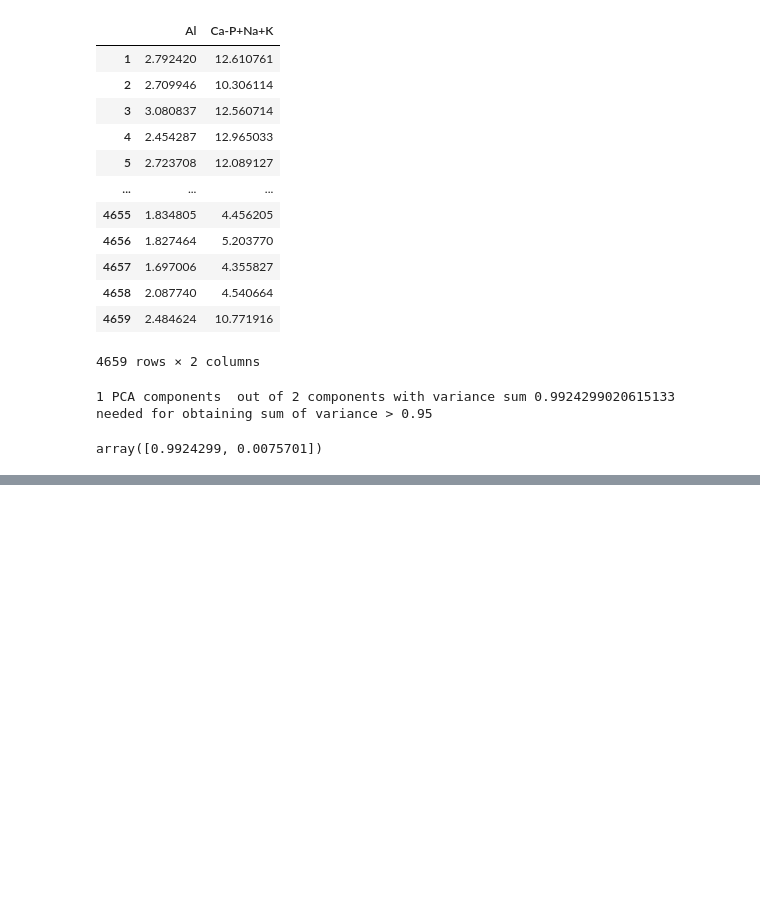
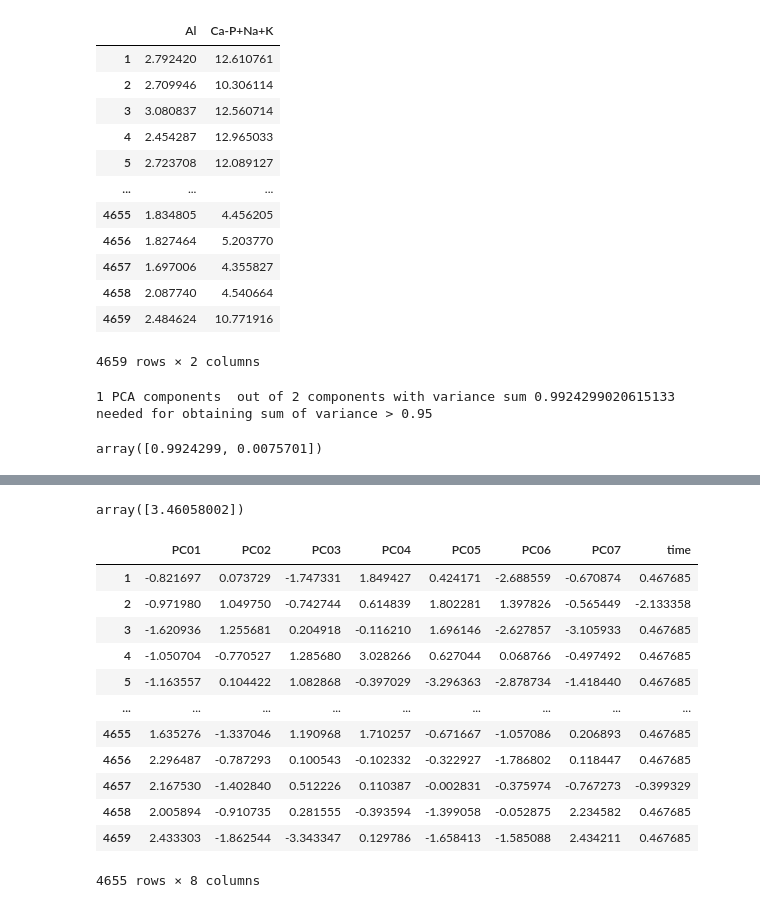
Before and after one commit to Complexio/Vistelius_1995_OCR, a Jupyter notebook: _ANALYSIS/1_cluster_Preprocessing.ipynb, the cells around one changed output, grey strips where cells are left out. Cells and saved outputs as stored; diff of their text form; code cells hidden in the pictures; blank space fills up the shorter version.

Commit message:
re-scaling PCA and time for cluster analysis

```diff
--- a/_ANALYSIS/1_cluster_Preprocessing.ipynb
+++ b/_ANALYSIS/1_cluster_Preprocessing.ipynb
@@ -292,0 +337,18 @@ preproc.save_obj(ASI_pca_df, "ASI_pca_df")
+# %%
+scaler1 = StandardScaler().fit(x1)
+scaler2 = StandardScaler().fit(x2)
+scaler3 = StandardScaler().fit(x3)
+scaler4 = StandardScaler().fit(x4)
+scaler5 = StandardScaler().fit(x5)
+scaler6 = StandardScaler().fit(x6)
+scaler7 = StandardScaler().fit(x7)
+scaler8 = StandardScaler().fit(x8)
+# %%
+x1_scaled = scaler1.transform(x1)
+x2_scaled = scaler2.transform(x2)
+x3_scaled = scaler3.transform(x3)
+x4_scaled = scaler4.transform(x4)
+x5_scaled = scaler5.transform(x5)
+x6_scaled = scaler6.transform(x6)
+x7_scaled = scaler7.transform(x7)
+x8_scaled = scaler8.transform(x8)
@@ -292,0 +365,4 @@ preproc.save_obj(ASI_pca_df, "ASI_pca_df")
+# %%
+scaler8.mean_
+# %% [output]
+array([3.46058002])
@@ -292,0 +371,29 @@ preproc.save_obj(ASI_pca_df, "ASI_pca_df")
+# %%
+x1_df = pd.DataFrame(data =x1_scaled,columns=['PC01'])
+x2_df = pd.DataFrame(data =x2_scaled,columns=['PC02'])
+x3_df = pd.DataFrame(data =x3_scaled,columns=['PC03'])
+x4_df = pd.DataFrame(data =x4_scaled,columns=['PC04'])
+x5_df = pd.DataFrame(data =x5_scaled,columns=['PC05'])
+x6_df = pd.DataFrame(data =x6_scaled,columns=['PC06'])
+x7_df = pd.DataFrame(data =x7_scaled,columns=['PC07'])
+x8_df = pd.DataFrame(data =x8_scaled,columns=['time'])
+# %%
+scaled_inc_pca_df = pd.concat([mineralogy_inc_pca_df.iloc[:,:0], x1_df, x2_df, x3_df, x4_df, x5_df, x6_df, x7_df, x8_df], axis=1, sort=True)
+scaled_inc_pca_df.index = np.arange(1, len(scaled_inc_pca_df) + 1)
+scaled_inc_pca_df = scaled_inc_pca_df.dropna()
+# %%
+scaled_inc_pca_df
+# %% [output]
+|  | PC01 | PC02 | PC03 | PC04 | PC05 | PC06 | PC07 | time |
+| 1 | -0.821697 | 0.073729 | -1.747331 | 1.849427 | 0.424171 | -2.688559 | -0.670874 | 0.467685 |
+| 2 | -0.971980 | 1.049750 | -0.742744 | 0.614839 | 1.802281 | 1.397826 | -0.565449 | -2.133358 |
+| 3 | -1.620936 | 1.255681 | 0.204918 | -0.116210 | 1.696146 | -2.627857 | -3.105933 | 0.467685 |
+| 4 | -1.050704 | -0.770527 | 1.285680 | 3.028266 | 0.627044 | 0.068766 | -0.497492 | 0.467685 |
+| 5 | -1.163557 | 0.104422 | 1.082868 | -0.397029 | -3.296363 | -2.878734 | -1.418440 | 0.467685 |
+| ... | ... | ... | ... | ... | ... | ... | ... | ... |
+| 4655 | 1.635276 | -1.337046 | 1.190968 | 1.710257 | -0.671667 | -1.057086 | 0.206893 | 0.467685 |
+| 4656 | 2.296487 | -0.787293 | 0.100543 | -0.102332 | -0.322927 | -1.786802 | 0.118447 | 0.467685 |
+| 4657 | 2.167530 | -1.402840 | 0.512226 | 0.110387 | -0.002831 | -0.375974 | -0.767273 | -0.399329 |
+| 4658 | 2.005894 | -0.910735 | 0.281555 | -0.393594 | -1.399058 | -0.052875 | 2.234582 | 0.467685 |
+| 4659 | 2.433303 | -1.862544 | -3.343347 | 0.129786 | -1.658413 | -1.585088 | 2.434211 | 0.467685 |
+4655 rows × 8 columns
```
Also changed, not shown: parts of 11 cells of this notebook, 6 other files.
